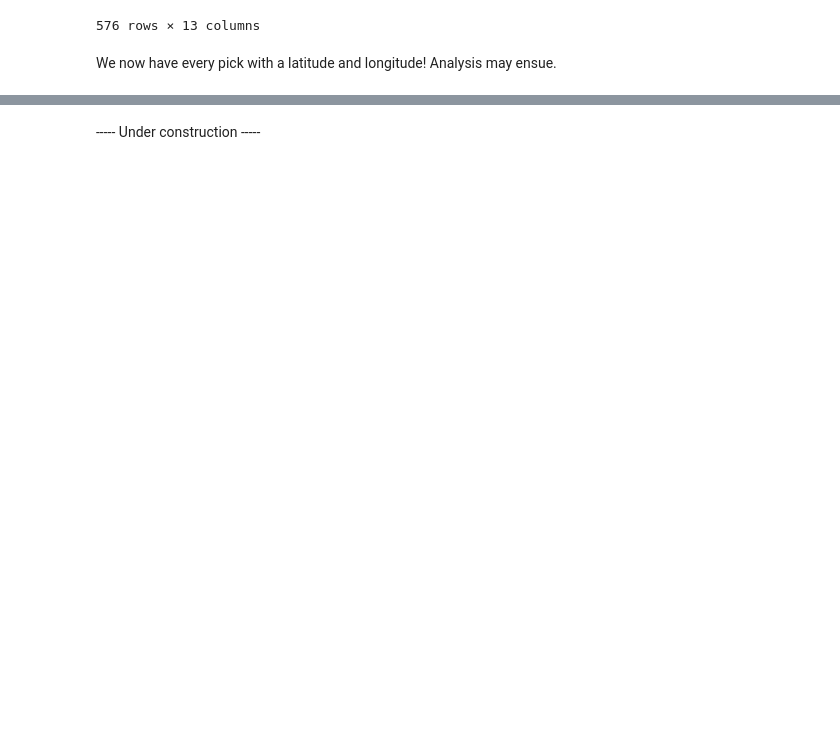
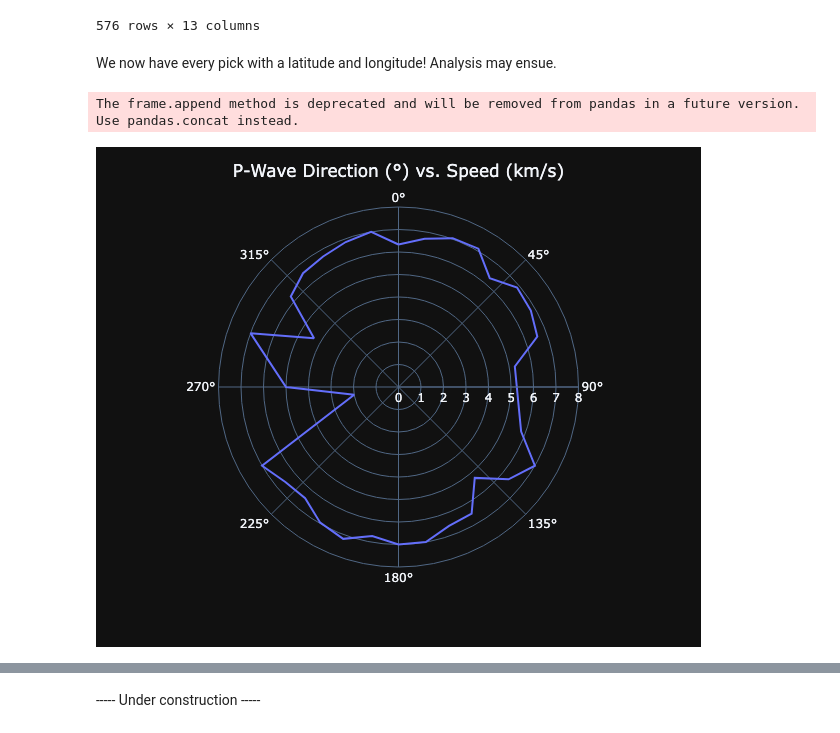
Before and after one commit to oceanhackweek/earthquakes, a Jupyter notebook: sandbox.ipynb, the cells around one changed output, grey strips where cells are left out. Drawn from its saved outputs; the diff is of its cells as text; code cells hidden in the pictures; blank space fills up the shorter version.

Commit message:
Azimuth plots work now

```diff
--- a/sandbox.ipynb
+++ b/sandbox.ipynb
@@ -166,3 +167,26 @@ log
 576 rows × 13 columns
 # %% [markdown]
 We now have every pick with a latitude and longitude!  Analysis may ensue.
+# %%
+#plot P-Waves
+plog = pd.DataFrame()
+plog = plog.assign(azi=log[log.phase == 'P'].azimuth)
+plog = plog.assign(velocity=log[log.phase == 'P'].velocity)
+
+def azi_binner(azi):
+    if azi > 355:
+        return 0
+    else:
+        return np.round(azi/10)*10
+azis_binned = plog.get('azi').apply(azi_binner)
+new_velocity = plog.get('velocity').apply(int)
+plog = plog.assign(v = new_velocity)
+plog = plog.assign(bins = azis_binned)
+plog = plog.groupby('bins').mean().reset_index()
+
+fig = px.line_polar(plog, r="v", theta="bins", line_close=True, range_r=[0,8], width =500, height =500, template="plotly_dark")
+fig.update_layout(title_text='P-Wave Direction (\N{DEGREE SIGN}) vs. Speed (km/s)', title_x=0.5)
+fig.show()
+# %% [output]
+The frame.append method is deprecated and will be removed from pandas in a future version. Use pandas.concat instead.
+[figure, added]
```
Also changed, not shown: parts of 5 cells of this notebook.
